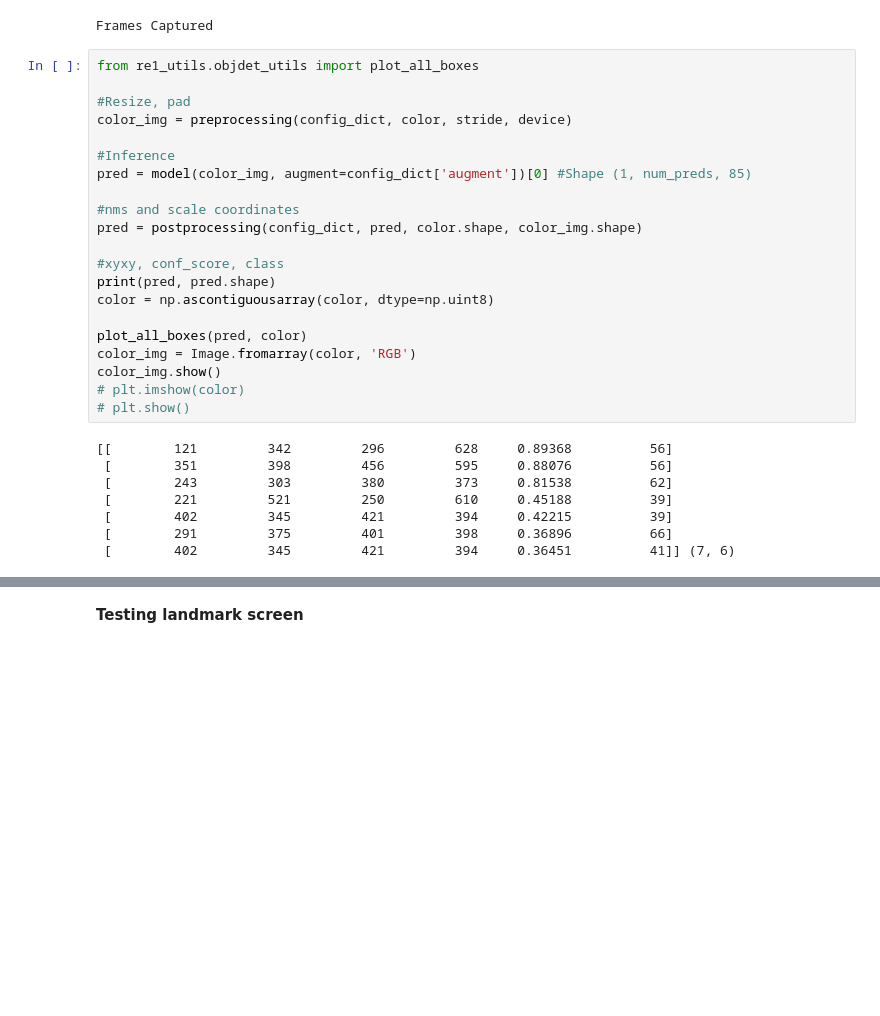
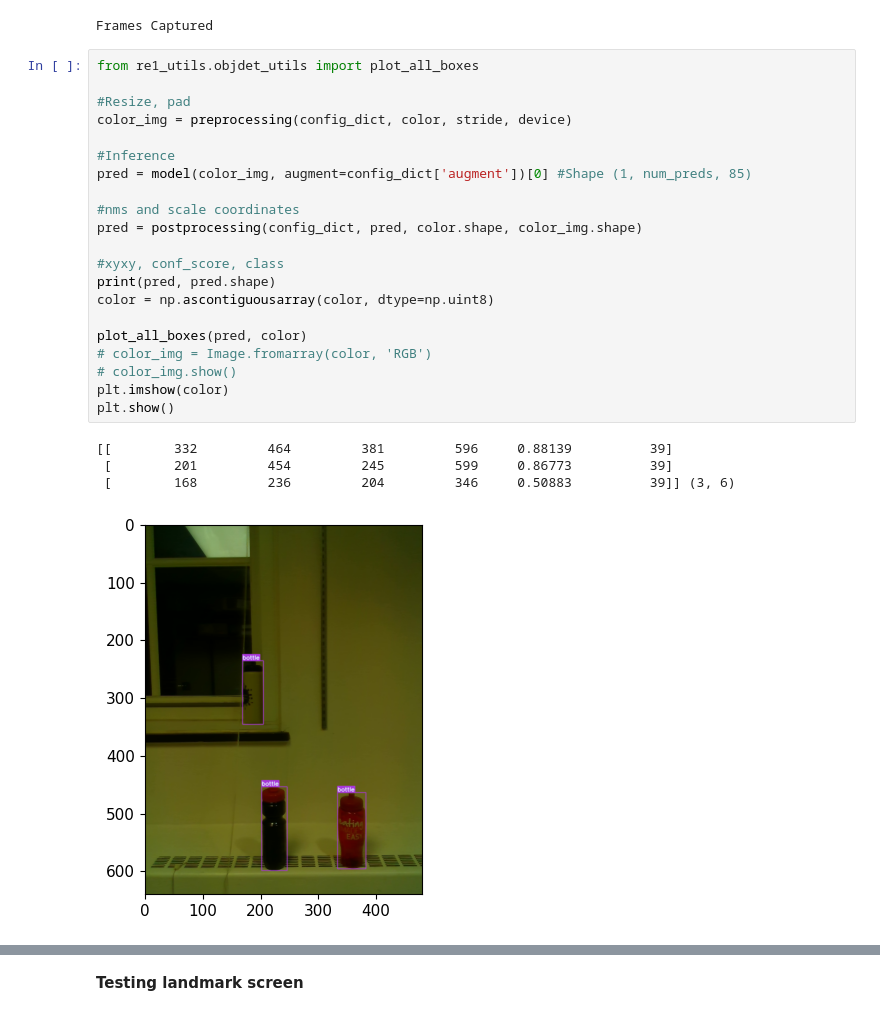
Before and after one commit to BatmanofZuhandArrgh/StretchRE1_Controls, a Jupyter notebook: RE1_memory_objdet_demo.ipynb, the cells around one changed output, grey strips where cells are left out. Cells and saved outputs as stored; diff of their text form; blank space fills up the shorter version.

```diff
--- a/RE1_memory_objdet_demo.ipynb
+++ b/RE1_memory_objdet_demo.ipynb
@@ -77,32 +86,29 @@ Frames Captured
 # %%
 from re1_utils.objdet_utils import plot_all_boxes
 
 #Resize, pad
 color_img = preprocessing(config_dict, color, stride, device)
 
 #Inference
 pred = model(color_img, augment=config_dict['augment'])[0] #Shape (1, num_preds, 85)
 
 #nms and scale coordinates
 pred = postprocessing(config_dict, pred, color.shape, color_img.shape)
 
 #xyxy, conf_score, class
 print(pred, pred.shape)
 color = np.ascontiguousarray(color, dtype=np.uint8)
 
 plot_all_boxes(pred, color)
-color_img = Image.fromarray(color, 'RGB')
-color_img.show()
-# plt.imshow(color)
-# plt.show()
+# color_img = Image.fromarray(color, 'RGB')
+# color_img.show()
+plt.imshow(color)
+plt.show()
 # %% [output]
-[[        121         342         296         628     0.89368          56]
- [        351         398         456         595     0.88076          56]
- [        243         303         380         373     0.81538          62]
- [        221         521         250         610     0.45188          39]
- [        402         345         421         394     0.42215          39]
- [        291         375         401         398     0.36896          66]
- [        402         345         421         394     0.36451          41]] (7, 6)
+[[        332         464         381         596     0.88139          39]
+ [        201         454         245         599     0.86773          39]
+ [        168         236         204         346     0.50883          39]] (3, 6)
+[figure, added]
 # %%
 from re1_utils.camera import get_rs_colorized_depth
 colorized_depth = get_rs_colorized_depth(depth_frame=depth_frame)
```
Also changed, not shown: parts of 11 cells of this notebook, 6 other files.
